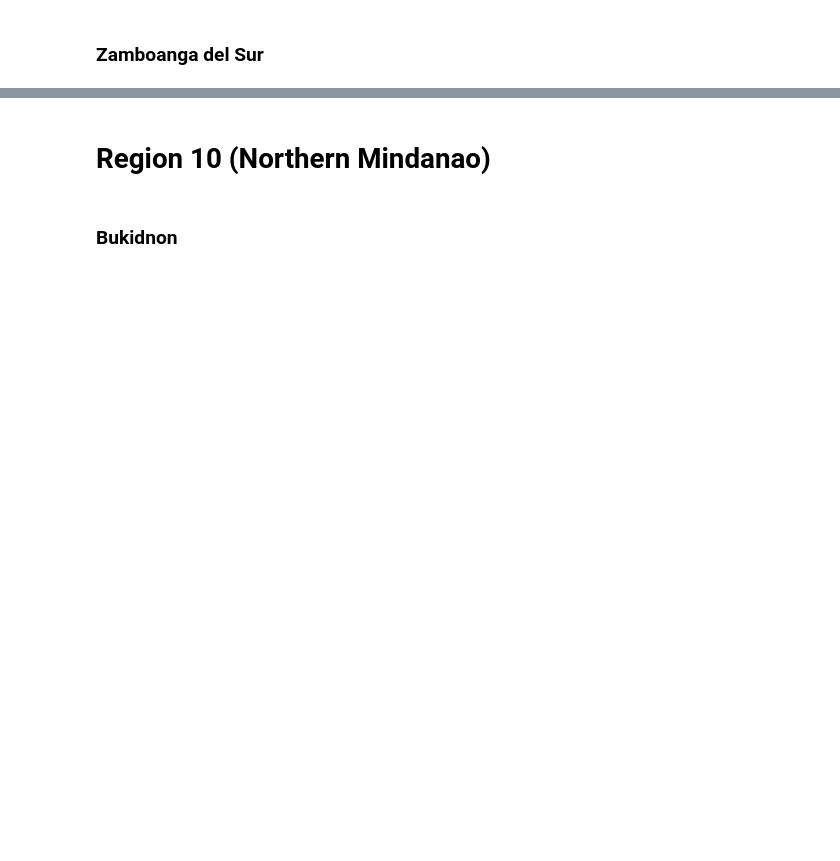
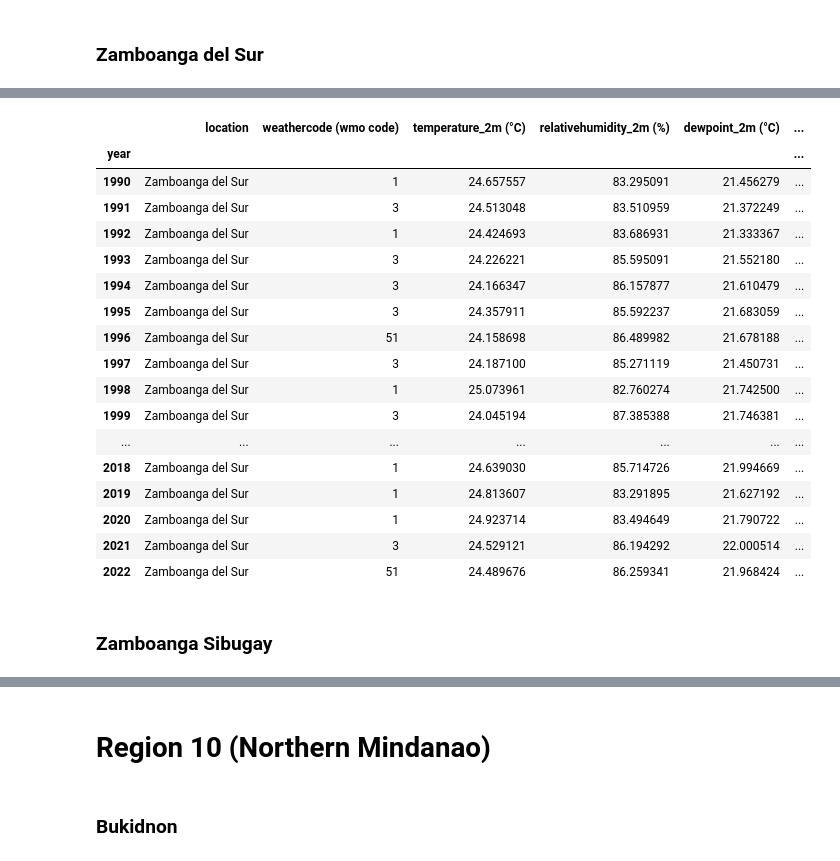
Before and after one commit to darahmanayaga/thesis-2, a Jupyter notebook: historical-data-hourly-to-annual.ipynb, the cells around one changed output, grey strips where cells are left out. Cells and saved outputs as stored; diff of their text form; code cells hidden in the pictures; blank space fills up the shorter version.

```diff
--- a/historical-data-hourly-to-annual.ipynb
+++ b/historical-data-hourly-to-annual.ipynb
@@ -65,6 +65,6 @@ bukidnon['year'] = bukidnon['time'].dt.year
 # %%
-bukidnon_annual = bukidnon.groupby("year")[['temperature_2m (°C)', 'relativehumidity_2m (%)',
-       'dewpoint_2m (°C)', 'rain (mm)', 'weathercode (wmo code)',
+zamboanga_sur_annual = zamboanga_sur.groupby("year")[['temperature_2m (°C)', 'relativehumidity_2m (%)',
+       'dewpoint_2m (°C)', 'rain (mm)',
        'surface_pressure (hPa)', 'cloudcover (%)',
        'et0_fao_evapotranspiration (mm)', 'vapor_pressure_deficit (kPa)',
        'windspeed_10m (km/h)', 'winddirection_10m (°)', 'windgusts_10m (km/h)',
@@ -76,6 +74,10 @@ bukidnon_annual['location'] = ' Bukidnon'
+# %%
+zamboanga_sur_annual['weathercode (wmo code)'] = zamboanga_sur.groupby(['year'])['weathercode (wmo code)'].agg(pd.Series.mode)
+# %%
+zamboanga_sur_annual['location'] = ' Zamboanga del Sur'
 # %%
-bukidnon_annual = bukidnon_annual.loc[:,['location', 'temperature_2m (°C)', 'relativehumidity_2m (%)',
-       'dewpoint_2m (°C)', 'rain (mm)', 'weathercode (wmo code)',
+zamboanga_sur_annual = zamboanga_sur_annual.loc[:,['location', 'weathercode (wmo code)', 'temperature_2m (°C)', 'relativehumidity_2m (%)',
+       'dewpoint_2m (°C)', 'rain (mm)',
        'surface_pressure (hPa)', 'cloudcover (%)',
        'et0_fao_evapotranspiration (mm)', 'vapor_pressure_deficit (kPa)',
        'windspeed_10m (km/h)', 'winddirection_10m (°)', 'windgusts_10m (km/h)',
@@ -86,0 +87,23 @@ bukidnon_annual
+# %%
+zamboanga_sur_annual
+# %% [output]
+|  | location | weathercode (wmo code) | temperature_2m (°C) | relativehumidity_2m (%) | dewpoint_2m (°C) | ... |
+| year |  |  |  |  |  | ... |
+| 1990 | Zamboanga del Sur | 1 | 24.657557 | 83.295091 | 21.456279 | ... |
+| 1991 | Zamboanga del Sur | 3 | 24.513048 | 83.510959 | 21.372249 | ... |
+| 1992 | Zamboanga del Sur | 1 | 24.424693 | 83.686931 | 21.333367 | ... |
+| 1993 | Zamboanga del Sur | 3 | 24.226221 | 85.595091 | 21.552180 | ... |
+| 1994 | Zamboanga del Sur | 3 | 24.166347 | 86.157877 | 21.610479 | ... |
+| 1995 | Zamboanga del Sur | 3 | 24.357911 | 85.592237 | 21.683059 | ... |
+| 1996 | Zamboanga del Sur | 51 | 24.158698 | 86.489982 | 21.678188 | ... |
+| 1997 | Zamboanga del Sur | 3 | 24.187100 | 85.271119 | 21.450731 | ... |
+| 1998 | Zamboanga del Sur | 1 | 25.073961 | 82.760274 | 21.742500 | ... |
+| 1999 | Zamboanga del Sur | 3 | 24.045194 | 87.385388 | 21.746381 | ... |
+| ... | ... | ... | ... | ... | ... | ... |
+| 2018 | Zamboanga del Sur | 1 | 24.639030 | 85.714726 | 21.994669 | ... |
+| 2019 | Zamboanga del Sur | 1 | 24.813607 | 83.291895 | 21.627192 | ... |
+| 2020 | Zamboanga del Sur | 1 | 24.923714 | 83.494649 | 21.790722 | ... |
+| 2021 | Zamboanga del Sur | 3 | 24.529121 | 86.194292 | 22.000514 | ... |
+| 2022 | Zamboanga del Sur | 51 | 24.489676 | 86.259341 | 21.968424 | ... |
+# %% [markdown]
+### Zamboanga Sibugay
```
Also changed, not shown: parts of 183 cells of this notebook, 1 other file.
